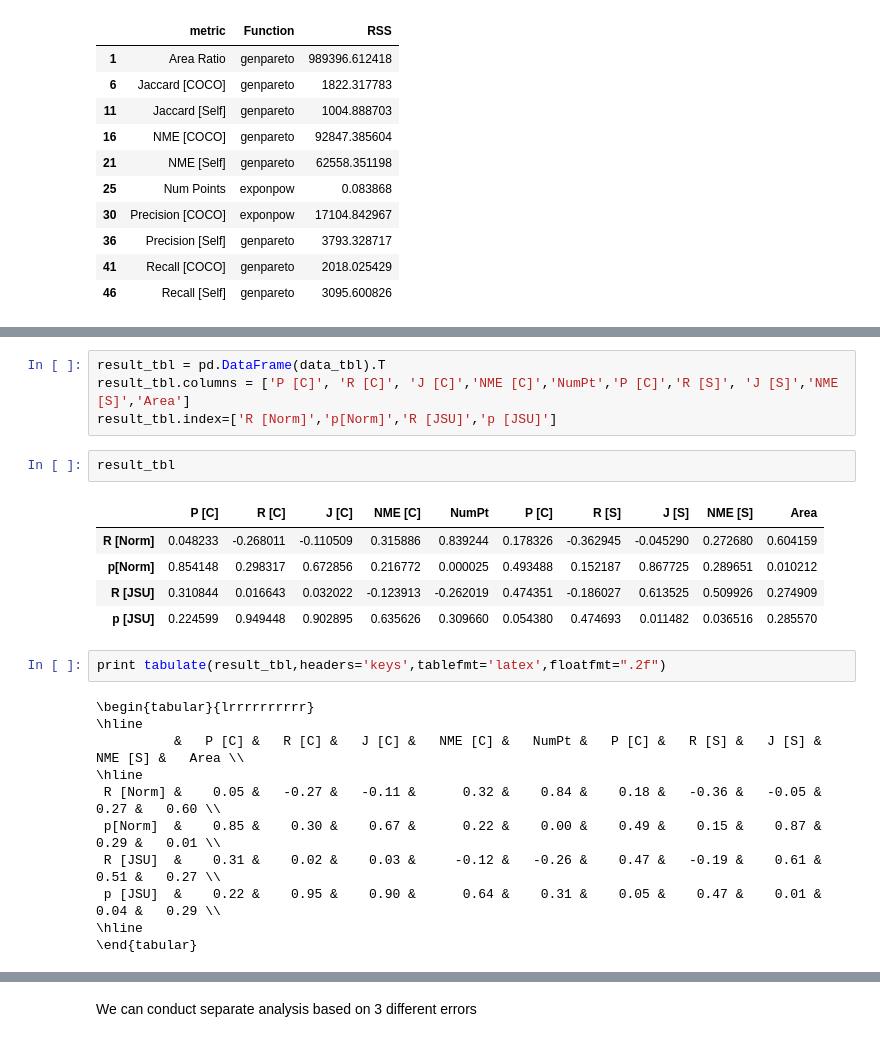
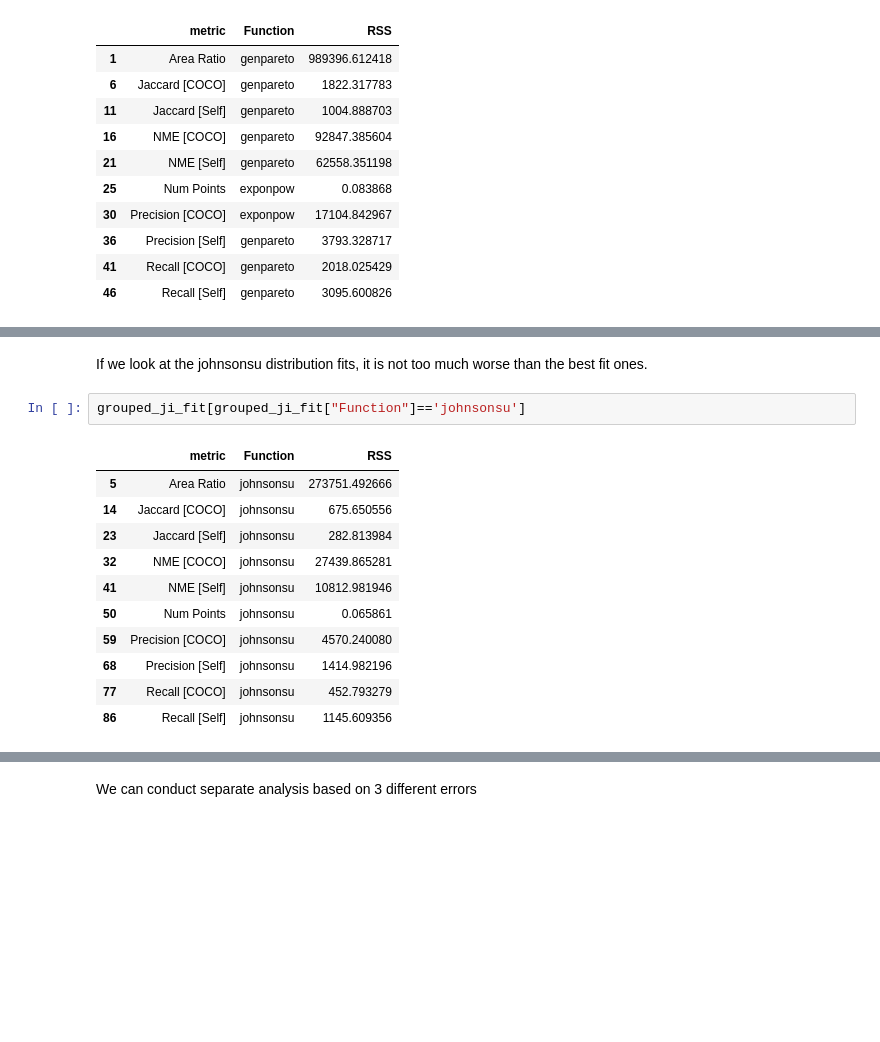
Before and after one commit to dorisjlee/crowd-seg, a Jupyter notebook: analysis/2017_01_20_Average_RSS_Best_Fit.ipynb, the cells around one changed output, grey strips where cells are left out. Saved outputs shown, nothing was run; the diff lists cells and outputs as text; blank space fills up the shorter version.

```diff
--- a/analysis/2017_01_20_Average_RSS_Best_Fit.ipynb
+++ b/analysis/2017_01_20_Average_RSS_Best_Fit.ipynb
@@ -501,25 +180,16 @@ for metric in metrics_lst:
-# %%
-result_tbl = pd.DataFrame(data_tbl).T
-result_tbl.columns = ['P [C]', 'R [C]', 'J [C]','NME [C]','NumPt','P [C]','R [S]', 'J [S]','NME [S]','Area']
-result_tbl.index=['R [Norm]','p[Norm]','R [JSU]','p [JSU]']
-# %%
-result_tbl
-# %% [output]
-|  | P [C] | R [C] | J [C] | NME [C] | NumPt | P [C] | R [S] | J [S] | NME [S] | Area |
-| R [Norm] | 0.048233 | -0.268011 | -0.110509 | 0.315886 | 0.839244 | 0.178326 | -0.362945 | -0.045290 | 0.272680 | 0.604159 |
-| p[Norm] | 0.854148 | 0.298317 | 0.672856 | 0.216772 | 0.000025 | 0.493488 | 0.152187 | 0.867725 | 0.289651 | 0.010212 |
-| R [JSU] | 0.310844 | 0.016643 | 0.032022 | -0.123913 | -0.262019 | 0.474351 | -0.186027 | 0.613525 | 0.509926 | 0.274909 |
-| p [JSU] | 0.224599 | 0.949448 | 0.902895 | 0.635626 | 0.309660 | 0.054380 | 0.474693 | 0.011482 | 0.036516 | 0.285570 |
-# %%
-print tabulate(result_tbl,headers='keys',tablefmt='latex',floatfmt=".2f")
-# %% [output]
-\begin{tabular}{lrrrrrrrrrr}
-\hline
-          &   P [C] &   R [C] &   J [C] &   NME [C] &   NumPt &   P [C] &   R [S] &   J [S] &   NME [S] &   Area \\
-\hline
- R [Norm] &    0.05 &   -0.27 &   -0.11 &      0.32 &    0.84 &    0.18 &   -0.36 &   -0.05 &      0.27 &   0.60 \\
- p[Norm]  &    0.85 &    0.30 &    0.67 &      0.22 &    0.00 &    0.49 &    0.15 &    0.87 &      0.29 &   0.01 \\
- R [JSU]  &    0.31 &    0.02 &    0.03 &     -0.12 &   -0.26 &    0.47 &   -0.19 &    0.61 &      0.51 &   0.27 \\
- p [JSU]  &    0.22 &    0.95 &    0.90 &      0.64 &    0.31 &    0.05 &    0.47 &    0.01 &      0.04 &   0.29 \\
-\hline
-\end{tabular}
+# %% [markdown]
+If we look at the johnsonsu distribution fits, it is not too much worse than the best fit ones.
+# %%
+grouped_ji_fit[grouped_ji_fit["Function"]=='johnsonsu']
+# %% [output]
+|  | metric | Function | RSS |
+| 5 | Area Ratio | johnsonsu | 273751.492666 |
+| 14 | Jaccard [COCO] | johnsonsu | 675.650556 |
+| 23 | Jaccard [Self] | johnsonsu | 282.813984 |
+| 32 | NME [COCO] | johnsonsu | 27439.865281 |
+| 41 | NME [Self] | johnsonsu | 10812.981946 |
+| 50 | Num Points | johnsonsu | 0.065861 |
+| 59 | Precision [COCO] | johnsonsu | 4570.240080 |
+| 68 | Precision [Self] | johnsonsu | 1414.982196 |
+| 77 | Recall [COCO] | johnsonsu | 452.793279 |
+| 86 | Recall [Self] | johnsonsu | 1145.609356 |
```
Also changed, not shown: parts of 42 cells of this notebook, 5 other files.
